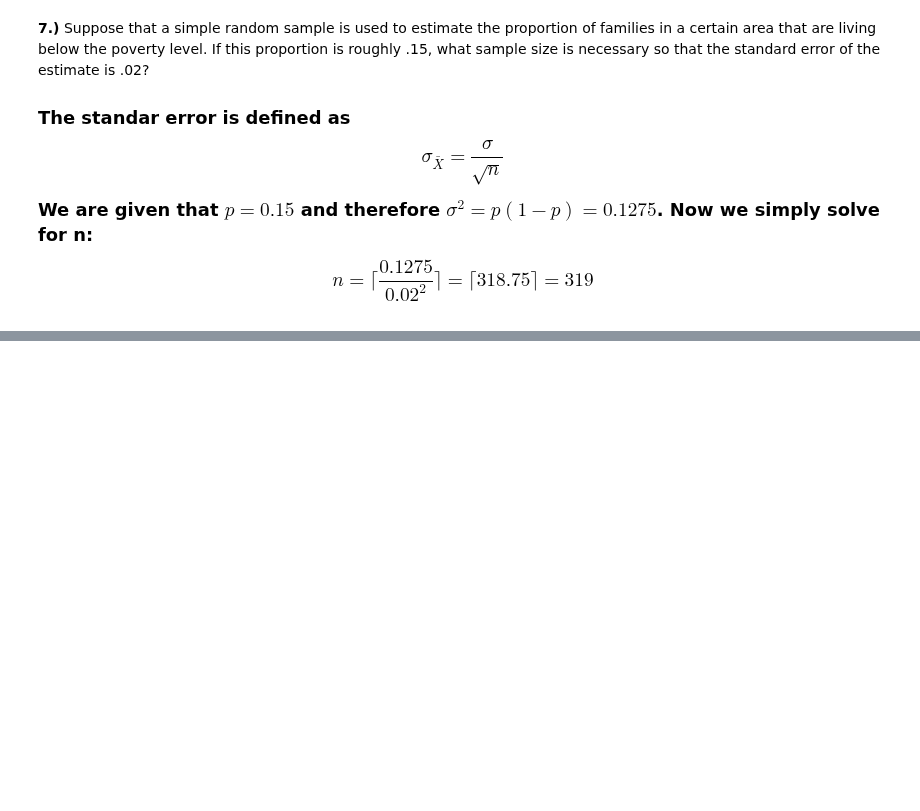
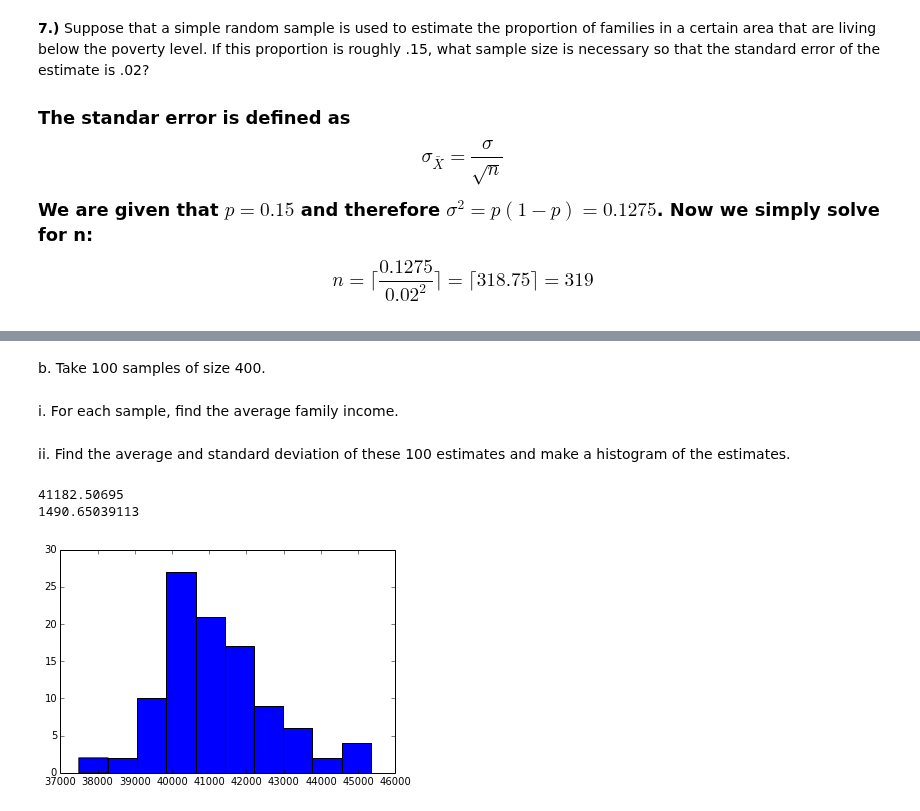
Before and after one commit to Chuphay/school, a Jupyter notebook: mStat1/HW 1.ipynb, the cells around one changed output, grey strips where cells are left out. Saved outputs shown, nothing was run; the diff lists cells and outputs as text; code cells hidden in the pictures; blank space fills up the shorter version.

```diff
--- a/mStat1/HW 1.ipynb
+++ b/mStat1/HW 1.ipynb
@@ -196,0 +266,29 @@ dence interval. Compare your results to the results of the simple random sample.
+# %%
+for i in range(5):
+    print("Sample", i+1)
+    samples = np.random.choice(len(df), 500, replace= False)
+    sample = df.ix[samples]
+    female_head = sample["TYPE"] == 3
+    print("Female head")
+    print("mean", mean(female_head))
+    print("estimated standard error", std(female_head)/sqrt(500))
+    print("confidence interval:", mean(female_head) - std(female_head)/sqrt(500),\
+          mean(female_head) + std(female_head)/sqrt(500) )
+    avg_children = sample["CHILDREN"]
+    print("average children")
+    print("mean", mean(avg_children))
+    print("estimated standard error", std(avg_children)/sqrt(500))
+    print("confidence interval:", mean(avg_children) - std(avg_children)/sqrt(500),\
+          mean(avg_children) + std(avg_children)/sqrt(500) )
+    no_dip = sample["EDUCATION"]<39
+    print("No diploma")
+    print("mean", mean(no_dip))
+    print("estimated standard error", std(no_dip)/sqrt(500))
+    print("confidence interval:", mean(no_dip) - std(no_dip)/sqrt(500),\
+          mean(no_dip) + std(no_dip)/sqrt(500) )
+    income = sample["INCOME"]
+    print("income")
+    print("mean", mean(income))
+    print("estimated standard error", std(income)/sqrt(500))
+    print("confidence interval:", mean(income) - std(income)/sqrt(500),\
+          mean(income) + std(income)/sqrt(500) )
@@ -196,0 +315,25 @@ dence interval. Compare your results to the results of the simple random sample.
+# %% [markdown]
+b. Take 100 samples of size 400.
+# %%
+all_samples = []
+for i in range(100):
+    samples = np.random.choice(len(df), 400, replace= False)
+    sample = df.ix[samples]
+    all_samples.append(sample)
+# %% [markdown]
+i. For each sample, find the average family income.
+# %%
+income_avg = []
+for x in all_samples:
+    income_avg.append(mean(x["INCOME"]))
+# %% [markdown]
+ii. Find the average and standard deviation of these 100 estimates and make
+a histogram of the estimates.
+# %%
+print(mean(income_avg))
+print(std(income_avg))
+hist(income_avg);
+# %% [output]
+41182.50695
+1490.65039113
+[figure, added]
```
Also changed, not shown: parts of 45 cells of this notebook.
